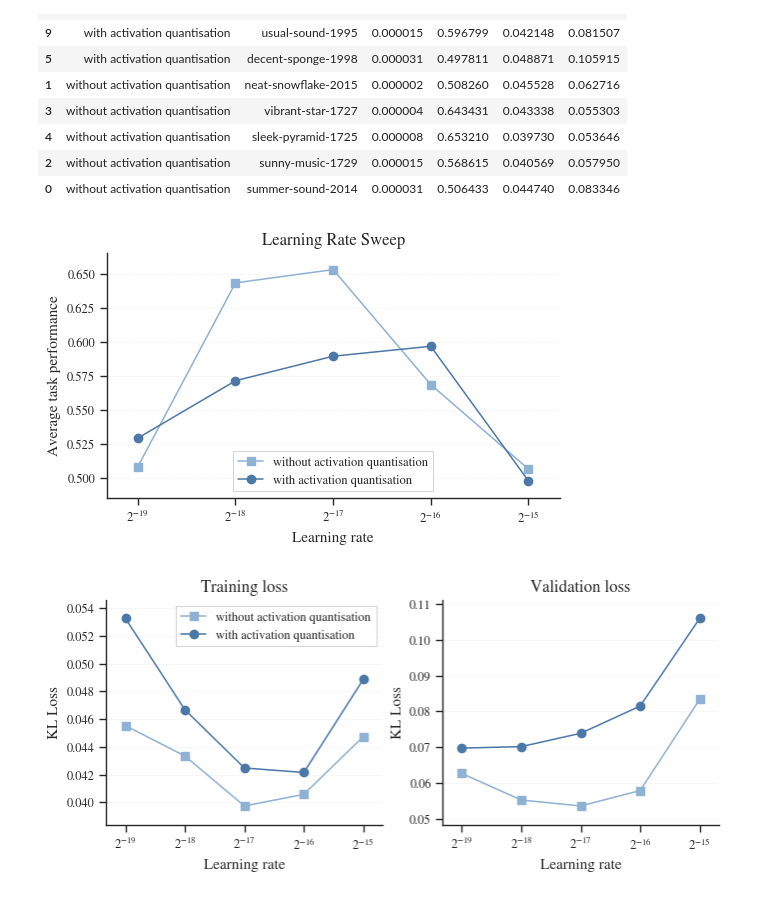
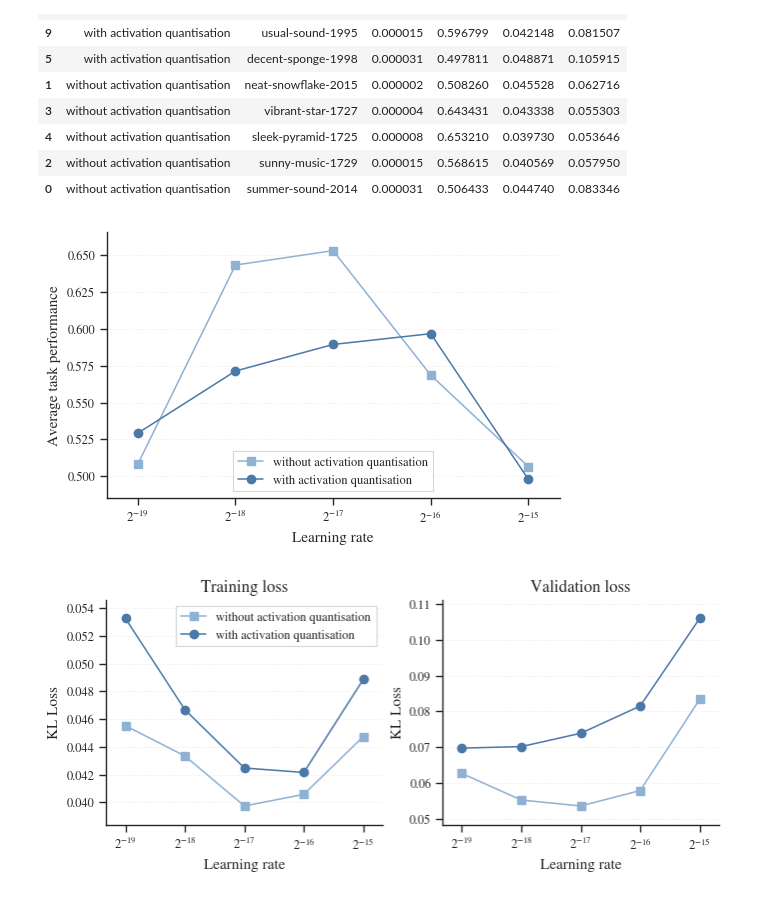
Before and after one commit to graphcore-research/llama-mobile-vlm, a Jupyter notebook: 20260415-PaperFigures.ipynb, the cells around one changed output. Cells and saved outputs as stored; diff of their text form; code cells hidden in the pictures.

```diff
--- a/20260415-PaperFigures.ipynb
+++ b/20260415-PaperFigures.ipynb
@@ -758,23 +761,23 @@ display(lr_df[["activation_quantisation", "name", "lr", "overall", "train_loss",
 # %%
 figsize = (5.2, 3.2)
 fig, ax = plt.subplots(figsize=figsize, constrained_layout=True)
 
 line_groups(ax, lr_df, "activation_quantisation", lr_styles, "lr", "overall", label=True)
 ax.set_xscale("log", base=2)
 ax.set(
-    title="Learning Rate Sweep",
+    # title="Learning Rate Sweep",
     xlabel="Learning rate",
     ylabel="Average task performance",
     xticks=lr_ticks,
     xticklabels=lr_tick_labels,
 )
 finish_axis(ax, x_margin=0.08)
 ax.legend(frameon=True, fancybox=False, edgecolor="0.8")
 
 save_figure(fig, "fig_lr_overall.pdf")
 plt.show()
 # %% [output]
-[figure, old version]
+[figure, new version]
 # %%
 loss_specs = [("train_loss", "Training loss"), ("val_loss", "Validation loss")]
 figsize = (6.8, 3.0)
```
Also changed, not shown: parts of 6 cells of this notebook.
